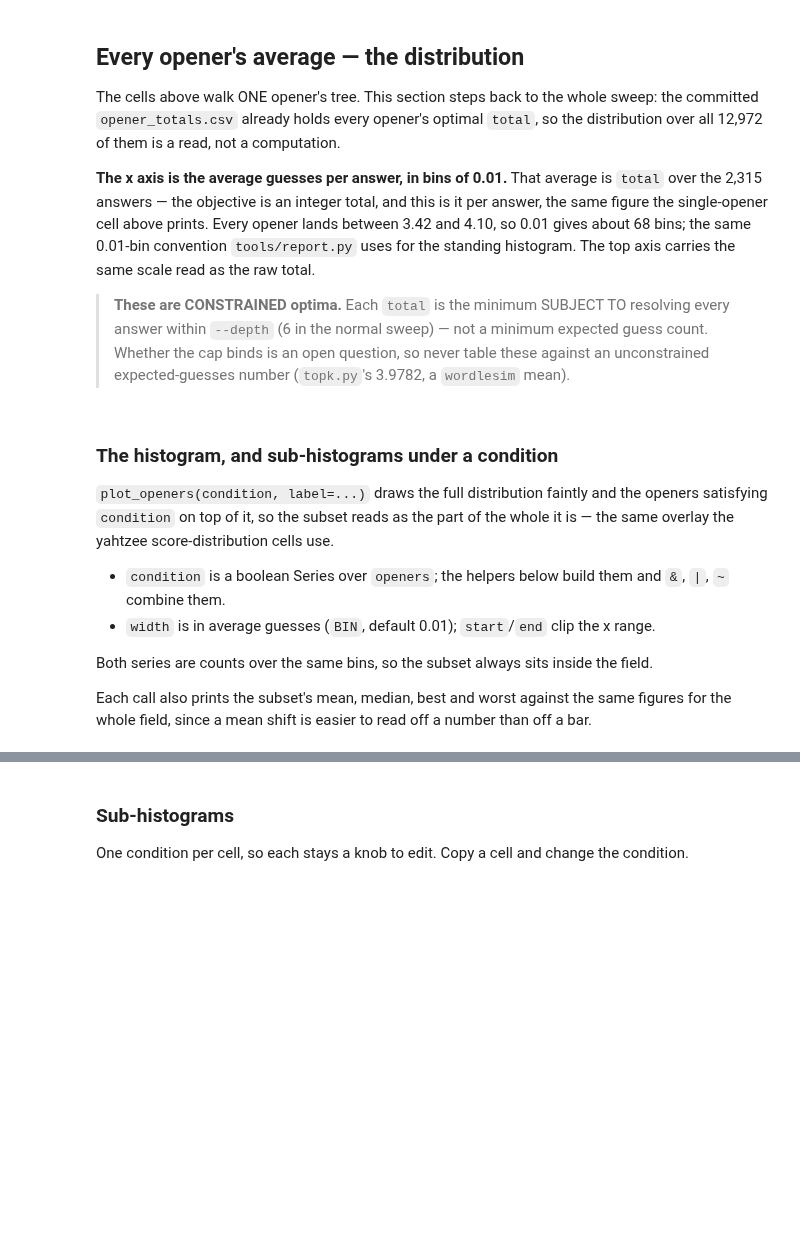
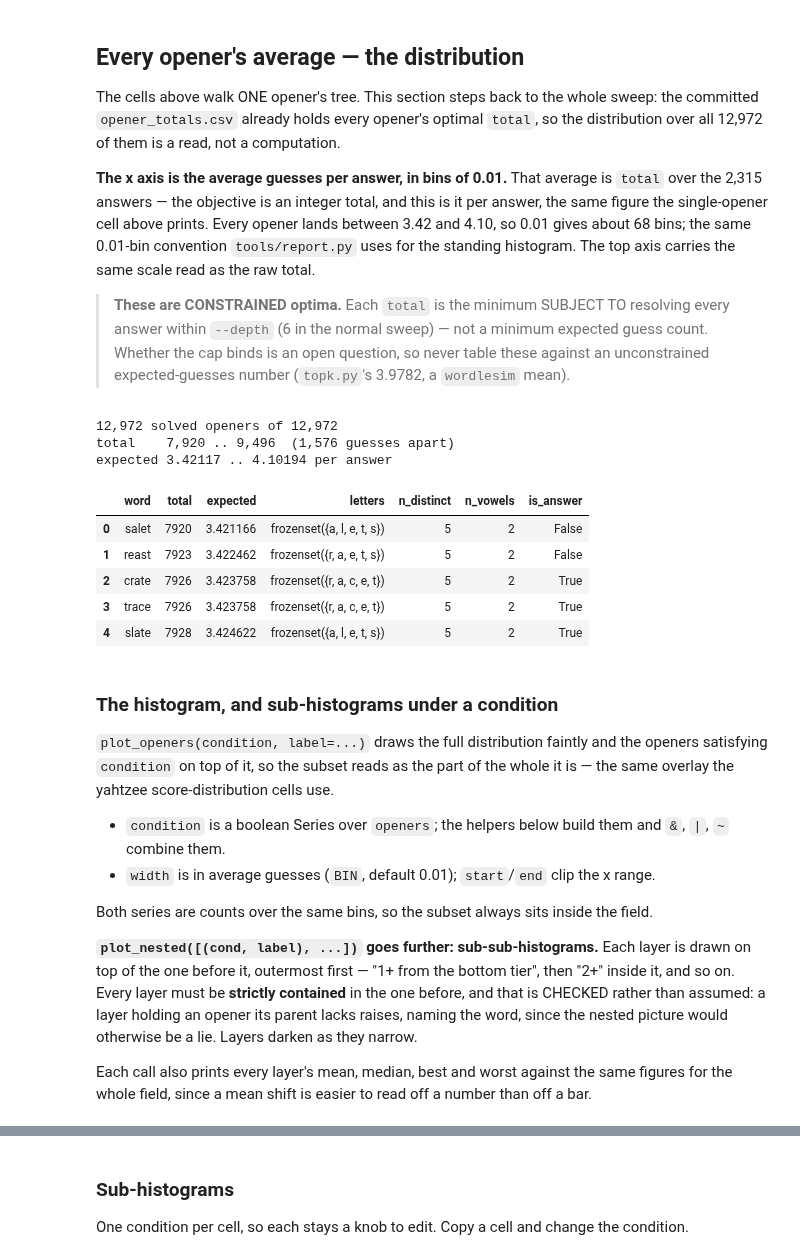
Before and after one commit to Ballpark-Figures/wordle, a Jupyter notebook: math/notebooks/strategy_explorer.ipynb, the cells around one changed output, grey strips where cells are left out. Cells and saved outputs as stored; diff of their text form; code cells hidden in the pictures; blank space fills up the shorter version.

```diff
--- a/math/notebooks/strategy_explorer.ipynb
+++ b/math/notebooks/strategy_explorer.ipynb
@@ -470,36 +471,47 @@ standing histogram. The top axis carries the same scale read as the raw total.
 > unconstrained expected-guesses number (`topk.py`'s 3.9782, a `wordlesim` mean).
 # %%
 _answer_words = set(wordle.load_words('mystery'))
-VOWELS = 'aeiou'
+VOWELS = 'aeiouy'        # <-- Y ALWAYS COUNTS as a vowel here (the user's call)
 
 def opener_frame():
     """One row per SOLVED opener, plus the word features the conditions filter on.
 
     `total` comes from the sweep's CSV via `paths.load_totals()` (which dedups
     across any archived runs and skips INFEASIBLE rows); `expected` is that over
     the answer count -- the same total / N_ANSWERS the single-opener cell above
     prints. Nothing is re-solved here: both numbers are the committed result."""
     totals = paths.load_totals()
     df = pd.DataFrame({'word': list(totals), 'total': list(totals.values())})
     df['expected']   = df['total'] / paths.N_ANSWERS
     df['letters']    = df['word'].apply(frozenset)      # the SET, so repeats collapse
     df['n_distinct'] = df['letters'].apply(len)
-    df['n_vowels']   = df['word'].apply(lambda w: sum(c in VOWELS for c in w))
+    df['n_dup']      = wordle.WORD_LEN - df['n_distinct']   # duplicate TILES: 'abbey' -> 1
+    df['n_vowels']   = df['letters'].apply(lambda s: len(s & set(VOWELS)))  # DISTINCT
     df['is_answer']  = df['word'].isin(_answer_words)
     return df.sort_values('total').reset_index(drop=True)
 
 
 openers = opener_frame()
 _infeasible = paths.load_infeasible()
 _unsolved = paths.N_GUESSES - len(openers) - len(_infeasible)
 
 print(f'{len(openers):,} solved openers of {paths.N_GUESSES:,}'
       + (f', {len(_infeasible):,} INFEASIBLE' if _infeasible else '')
       + (f', {_unsolved:,} not yet solved' if _unsolved else ''))
 print(f'total    {openers["total"].min():,} .. {openers["total"].max():,}'
       f'  ({openers["total"].max() - openers["total"].min():,} guesses apart)')
 print(f'expected {openers["expected"].min():.5f} .. {openers["expected"].max():.5f} per answer')
 display(openers.head(5))
+# %% [output]
+12,972 solved openers of 12,972
+total    7,920 .. 9,496  (1,576 guesses apart)
+expected 3.42117 .. 4.10194 per answer
+|  | word | total | expected | letters | n_distinct | n_vowels | is_answer |
+| 0 | salet | 7920 | 3.421166 | frozenset({a, l, e, t, s}) | 5 | 2 | False |
+| 1 | reast | 7923 | 3.422462 | frozenset({r, a, e, t, s}) | 5 | 2 | False |
+| 2 | crate | 7926 | 3.423758 | frozenset({r, a, c, e, t}) | 5 | 2 | True |
+| 3 | trace | 7926 | 3.423758 | frozenset({r, a, c, e, t}) | 5 | 2 | True |
+| 4 | slate | 7928 | 3.424622 | frozenset({a, l, e, t, s}) | 5 | 2 | True |
 # %% [markdown]
 ### The histogram, and sub-histograms under a condition
 
@@ -513,7 +525,14 @@ the same overlay the yahtzee score-distribution cells use.
 
 Both series are counts over the same bins, so the subset always sits inside the field.
 
-Each call also prints the subset's mean, median, best and worst against the same figures
+**`plot_nested([(cond, label), ...])` goes further: sub-sub-histograms.** Each layer is
+drawn on top of the one before it, outermost first — "1+ from the bottom tier", then "2+"
+inside it, and so on. Every layer must be **strictly contained** in the one before, and
+that is CHECKED rather than assumed: a layer holding an opener its parent lacks raises,
+naming the word, since the nested picture would otherwise be a lie. Layers darken as they
+narrow.
+
+Each call also prints every layer's mean, median, best and worst against the same figures
 for the whole field, since a mean shift is easier to read off a number than off a bar.
 # %%
 BIN = 0.01     # <-- bin width, in AVERAGE guesses per answer
```
Also changed, not shown: parts of 16 cells of this notebook, 1 other file.
